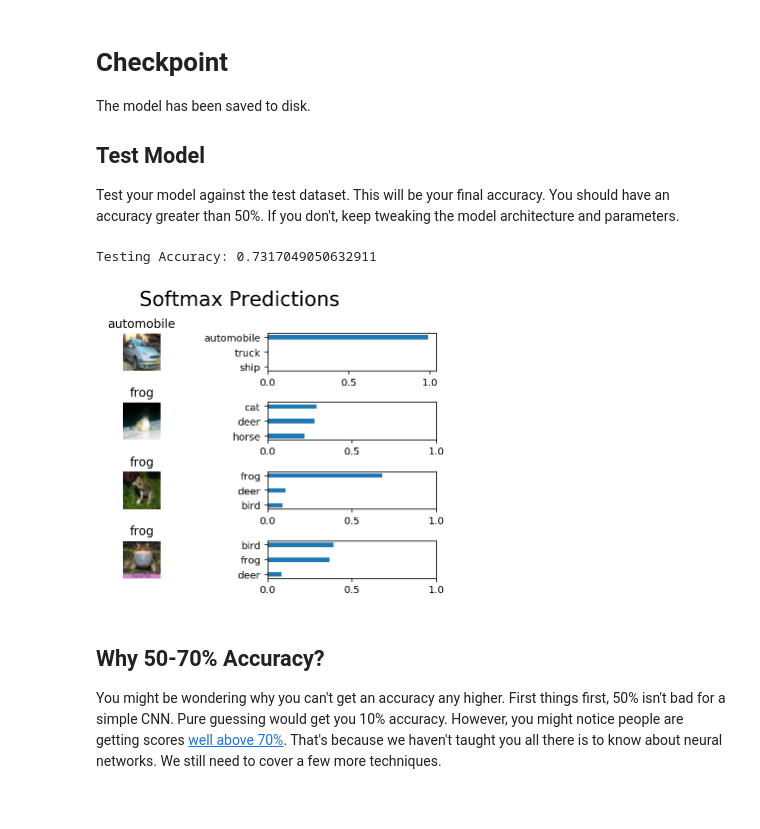
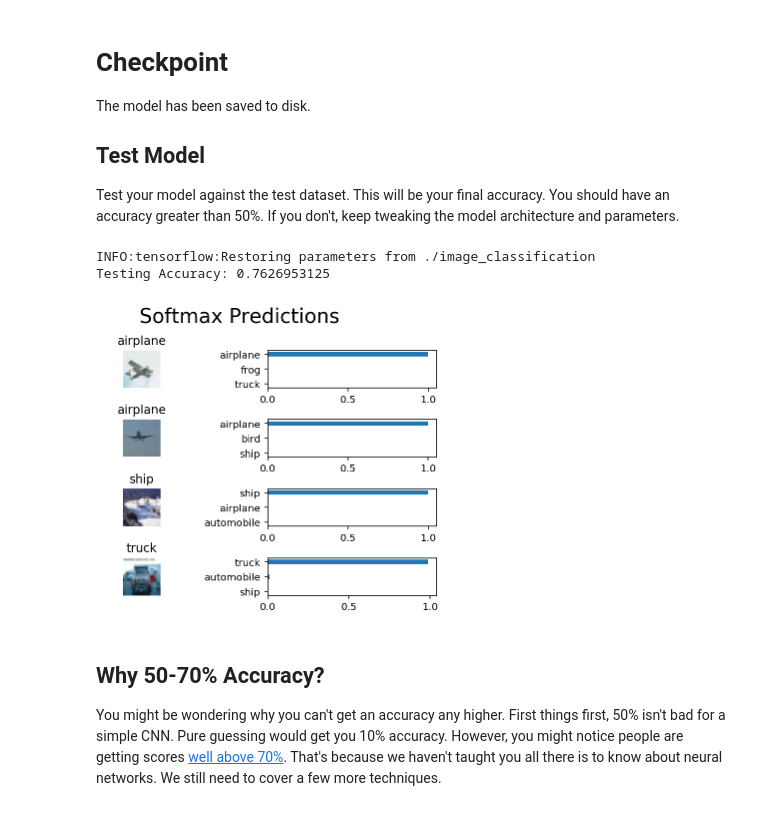
Before and after one commit to leros/Udacity-nd101-DeepLearning, a Jupyter notebook: image-classification/dlnd_image_classification.ipynb, the cells around one changed output. Saved outputs shown, nothing was run; the diff lists cells and outputs as text; code cells hidden in the pictures.

```diff
--- a/image-classification/dlnd_image_classification.ipynb
+++ b/image-classification/dlnd_image_classification.ipynb
@@ -430,14 +426,15 @@ def conv_net(x, keep_prob):
     conv3 = flatten(conv3)
 
     # Apply dropput
-    conv3 = tf.nn.dropout(conv3, keep_prob)
+    #conv3 = tf.nn.dropout(conv3, keep_prob)
 
     # Apply 2 Fully Connected Layers
-    fc1 = fully_conn(conv3, 2048)
-    fc2 = fully_conn(fc1, 2048)
+    fc1 = fully_conn(conv3, 1024)
+    # Apply dropput
+    fc1 = tf.nn.dropout(fc1, keep_prob)
+    fc2 = fully_conn(fc1, 128)
 
-    # Apply dropput
-    fc2 = tf.nn.dropout(fc2, keep_prob)
+
 
     # Apply an Output Layer
     out = output(fc2, 10)
@@ -538,9 +535,9 @@ Tune the following parameters:
 * Set `keep_probability` to the probability of keeping a node using dropout
 # %%
 # TODO: Tune Parameters
-epochs = 10
-batch_size = 128
-keep_probability = 0.3
+epochs = 100
+batch_size = 256
+keep_probability = 0.5
 # %% [markdown]
 ### Train on a Single CIFAR-10 Batch
 Instead of training the neural network on all the CIFAR-10 batches of data, let's use a single batch. This should save time while you iterate on the model to get a better accuracy.  Once the final validation accuracy is 50% or greater, run the model on all the data in the next section.
@@ -650,7 +653,7 @@ def test_model():
     Test the saved model against the test dataset
     """
 
-    test_features, test_labels = pickle.load(open('preprocess_test.p', mode='rb'))
+    test_features, test_labels = pickle.load(open('preprocess_training.p', mode='rb'))
     loaded_graph = tf.Graph()
 
     with tf.Session(graph=loaded_graph) as sess:
@@ -660,35 +663,36 @@ def test_model():
 
         # Get Tensors from loaded model
         loaded_x = loaded_graph.get_tensor_by_name('x:0')
         loaded_y = loaded_graph.get_tensor_by_name('y:0')
         loaded_keep_prob = loaded_graph.get_tensor_by_name('keep_prob:0')
         loaded_logits = loaded_graph.get_tensor_by_name('logits:0')
         loaded_acc = loaded_graph.get_tensor_by_name('accuracy:0')
 
         # Get accuracy in batches for memory limitations
         test_batch_acc_total = 0
         test_batch_count = 0
 
         for test_feature_batch, test_label_batch in helper.batch_features_labels(test_features, test_labels, batch_size):
             test_batch_acc_total += sess.run(
                 loaded_acc,
                 feed_dict={loaded_x: test_feature_batch, loaded_y: test_label_batch, loaded_keep_prob: 1.0})
             test_batch_count += 1
 
         print('Testing Accuracy: {}\n'.format(test_batch_acc_total/test_batch_count))
 
         # Print Random Samples
         random_test_features, random_test_labels = tuple(zip(*random.sample(list(zip(test_features, test_labels)), n_samples)))
         random_test_predictions = sess.run(
             tf.nn.top_k(tf.nn.softmax(loaded_logits), top_n_predictions),
             feed_dict={loaded_x: random_test_features, loaded_y: random_test_labels, loaded_keep_prob: 1.0})
         helper.display_image_predictions(random_test_features, random_test_labels, random_test_predictions)
 
 
 test_model()
 # %% [output]
-Testing Accuracy: 0.7317049050632911
+INFO:tensorflow:Restoring parameters from ./image_classification
+Testing Accuracy: 0.7626953125
-[figure, old version]
+[figure, new version]
 # %% [markdown]
 ## Why 50-70% Accuracy?
 You might be wondering why you can't get an accuracy any higher. First things first, 50% isn't bad for a simple CNN.  Pure guessing would get you 10% accuracy. However, you might notice people are getting scores [well above 70%](http://rodrigob.github.io/are_we_there_yet/build/classification_datasets_results.html#43494641522d3130).  That's because we haven't taught you all there is to know about neural networks. We still need to cover a few more techniques.
```
Also changed, not shown: parts of 4 cells of this notebook, 1 other file.
